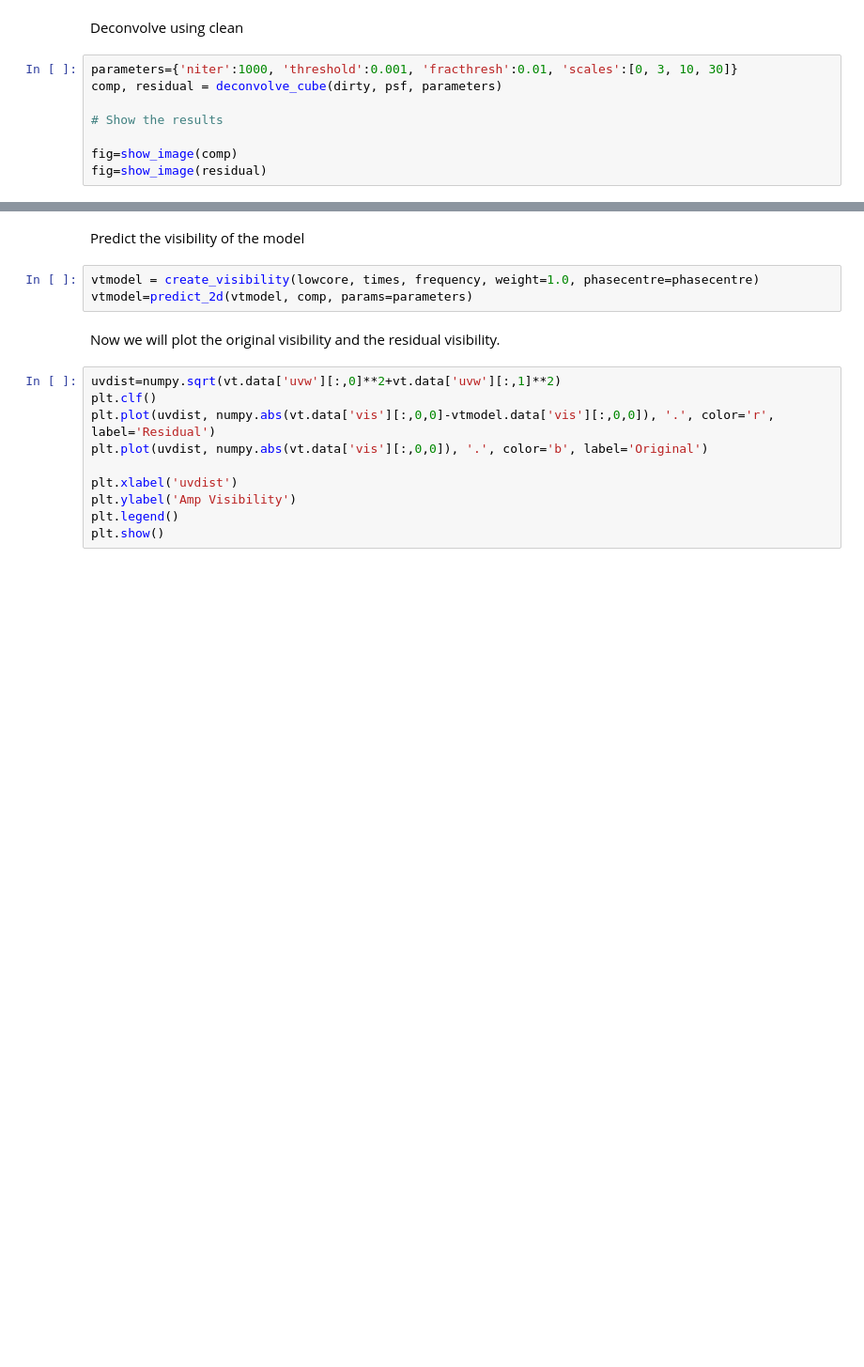
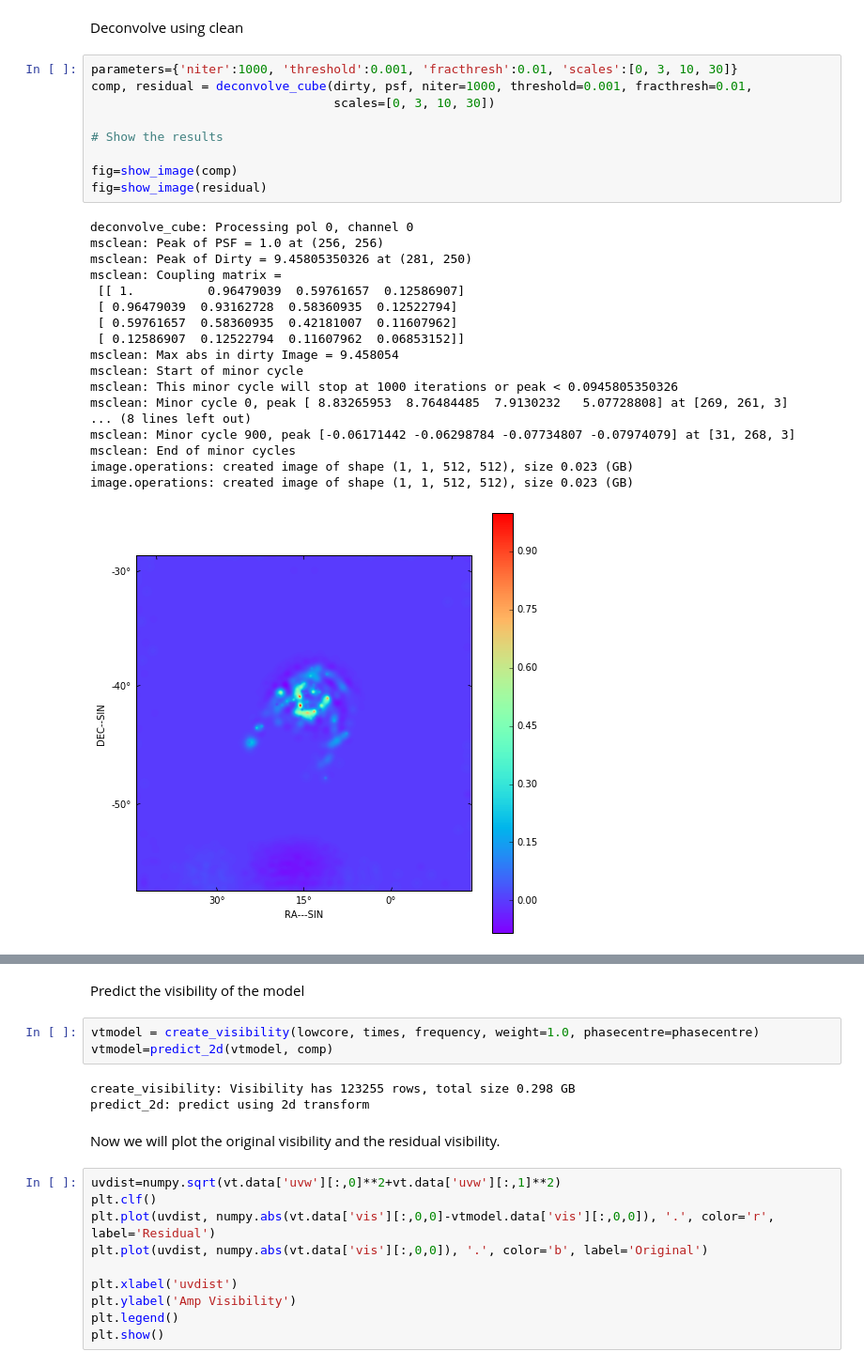
Before and after one commit to SKA-ScienceDataProcessor/algorithm-reference-library, a Jupyter notebook: examples/arl/imaging.ipynb, the cells around one changed output, grey strips where cells are left out. Shown at 94% size. Saved outputs shown, nothing was run; the diff lists cells and outputs as text; blank space fills up the shorter version.

```diff
--- a/examples/arl/imaging.ipynb
+++ b/examples/arl/imaging.ipynb
@@ -115,9 +140,29 @@ export_image_to_fits(psf, 'imaging_psf.fits')
 Deconvolve using clean
 # %%
 parameters={'niter':1000, 'threshold':0.001, 'fracthresh':0.01, 'scales':[0, 3, 10, 30]}
-comp, residual = deconvolve_cube(dirty, psf, parameters)
+comp, residual = deconvolve_cube(dirty, psf, niter=1000, threshold=0.001, fracthresh=0.01,
+                                 scales=[0, 3, 10, 30])
 
 # Show the results
 
 fig=show_image(comp)
 fig=show_image(residual)
+# %% [output]
+deconvolve_cube: Processing pol 0, channel 0
+msclean: Peak of PSF = 1.0 at (256, 256)
+msclean: Peak of Dirty = 9.45805350326 at (281, 250)
+msclean: Coupling matrix =
+ [[ 1.          0.96479039  0.59761657  0.12586907]
+ [ 0.96479039  0.93162728  0.58360935  0.12522794]
+ [ 0.59761657  0.58360935  0.42181007  0.11607962]
+ [ 0.12586907  0.12522794  0.11607962  0.06853152]]
+msclean: Max abs in dirty Image = 9.458054
+msclean: Start of minor cycle
+msclean: This minor cycle will stop at 1000 iterations or peak < 0.0945805350326
+msclean: Minor cycle 0, peak [ 8.83265953  8.76484485  7.9130232   5.07728808] at [269, 261, 3]
+... (8 lines left out)
+msclean: Minor cycle 900, peak [-0.06171442 -0.06298784 -0.07734807 -0.07974079] at [31, 268, 3]
+msclean: End of minor cycles
+image.operations: created image of shape (1, 1, 512, 512), size 0.023 (GB)
+image.operations: created image of shape (1, 1, 512, 512), size 0.023 (GB)
+[figure, added]
@@ -125,7 +171,10 @@ fig=show_image(residual)
 Predict the visibility of the model
 # %%
 vtmodel = create_visibility(lowcore, times, frequency, weight=1.0, phasecentre=phasecentre)
-vtmodel=predict_2d(vtmodel, comp, params=parameters)
+vtmodel=predict_2d(vtmodel, comp)
+# %% [output]
+create_visibility: Visibility has 123255 rows, total size 0.298 GB
+predict_2d: predict using 2d transform
 # %% [markdown]
 Now we will plot the original visibility and the residual visibility.
 # %%
```
Also changed, not shown: parts of 9 cells of this notebook, 25 other files.
